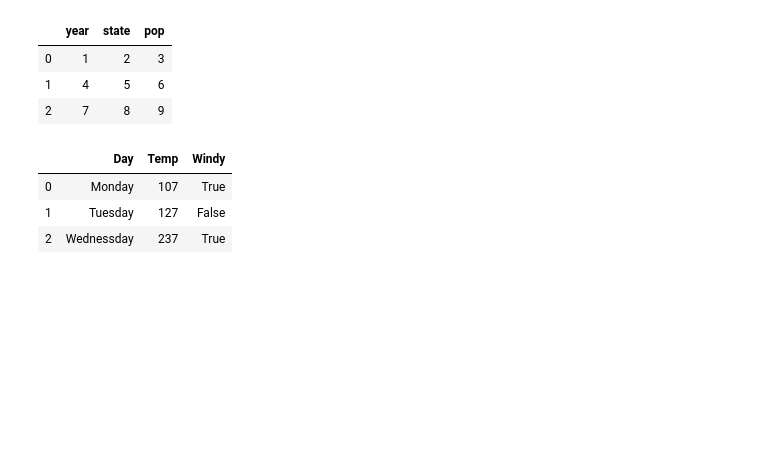
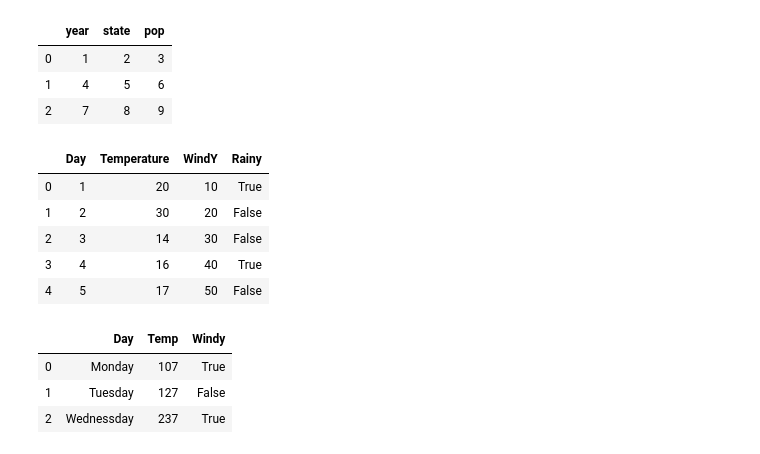
Before and after one commit to Adnan1990/Python_Practice, a Jupyter notebook: Pandas/Pnadas.ipynb, the cells around one changed output. Cells and saved outputs as stored; diff of their text form; code cells hidden in the pictures; blank space fills up the shorter version.

```diff
--- a/Pandas/Pnadas.ipynb
+++ b/Pandas/Pnadas.ipynb
@@ -85,6 +103,21 @@ pd.DataFrame(data, columns=['year', 'state', 'pop'])
 | 0 | 1 | 2 | 3 |
 | 1 | 4 | 5 | 6 |
 | 2 | 7 | 8 | 9 |
+# %%
+frame = pd.DataFrame({
+ "Day":[1,2,3,4,5],
+  "Temperature":[20,30,14,16,17],
+   "WindY":[10,20,30,40,50],
+    "Rainy":[True,False,False,True,False]
+})
+frame
+# %% [output]
+|  | Day | Temperature | WindY | Rainy |
+| 0 | 1 | 20 | 10 | True |
+| 1 | 2 | 30 | 20 | False |
+| 2 | 3 | 14 | 30 | False |
+| 3 | 4 | 16 | 40 | True |
+| 4 | 5 | 17 | 50 | False |
 # %%
 frame1 = pd.DataFrame([
     {"Day":"Monday","Temp":107,"Windy": True},
```
Also changed, not shown: parts of 24 cells of this notebook, 3 other files.
